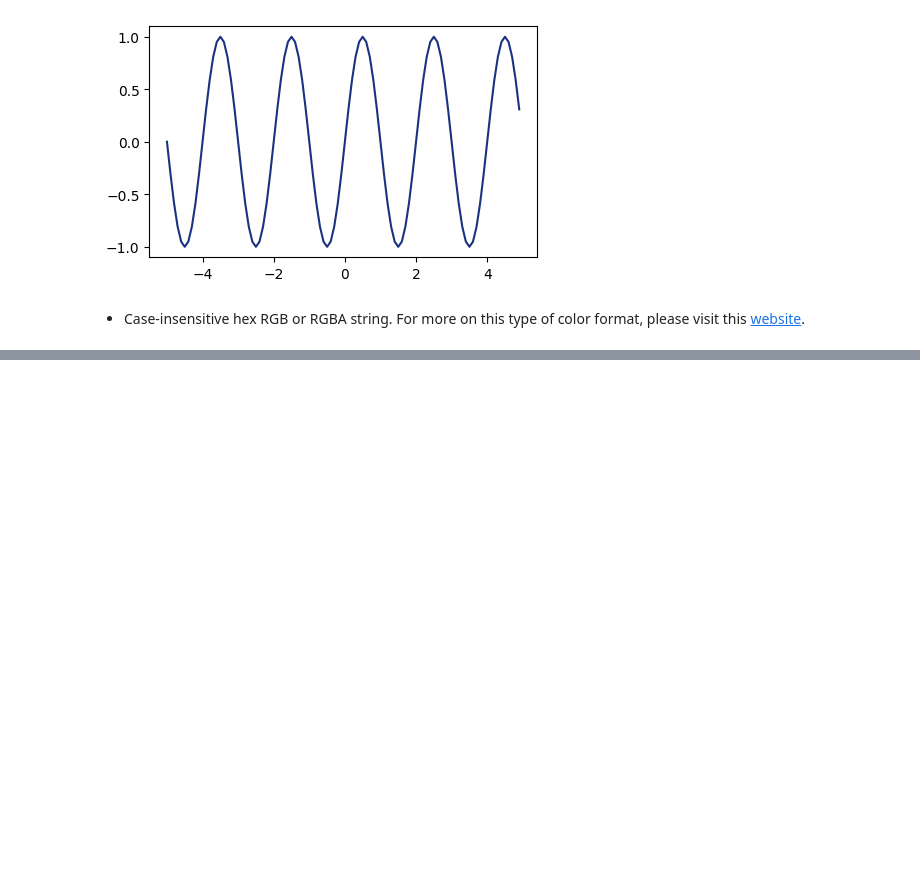
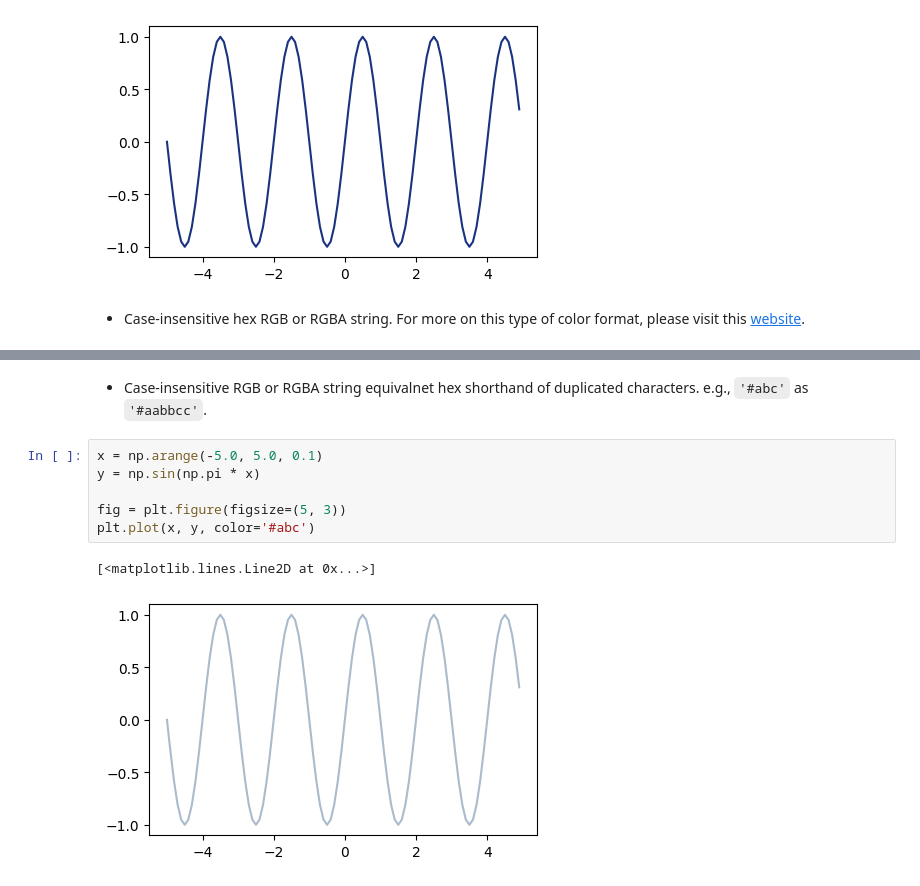
Before and after one commit to DavoodSZ1993/Python_Tutorial, a Jupyter notebook: color_formats_matplotlib.ipynb, the cells around one changed output, grey strips where cells are left out. Drawn from its saved outputs; the diff is of its cells as text; blank space fills up the shorter version.

```diff
--- a/color_formats_matplotlib.ipynb
+++ b/color_formats_matplotlib.ipynb
@@ -21,0 +31,11 @@ plt.plot(x, y, color=(0.1, 0.2, 0.5))    # (RED, GREEN, BLUE)
+# %% [markdown]
+* Case-insensitive RGB or RGBA string equivalnet hex shorthand of duplicated characters. e.g., `'#abc'` as `'#aabbcc'`.
+# %%
+x = np.arange(-5.0, 5.0, 0.1)
+y = np.sin(np.pi * x)
+
+fig = plt.figure(figsize=(5, 3))
+plt.plot(x, y, color='#abc')
+# %% [output]
+[<matplotlib.lines.Line2D at 0x...>]
+[figure, added]
```
Also changed, not shown: parts of 5 cells of this notebook.
